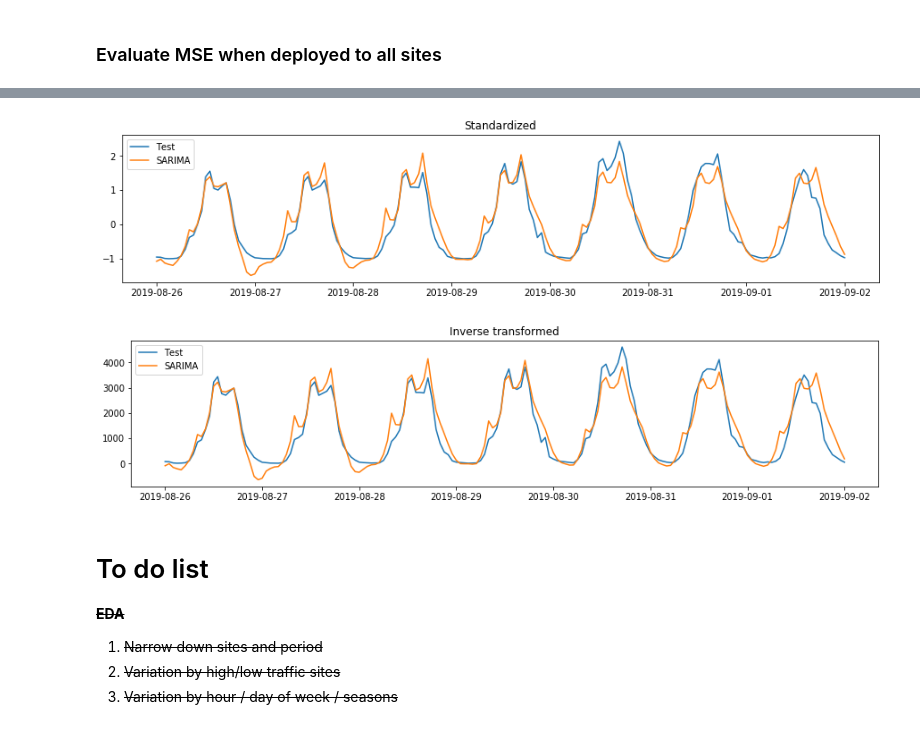
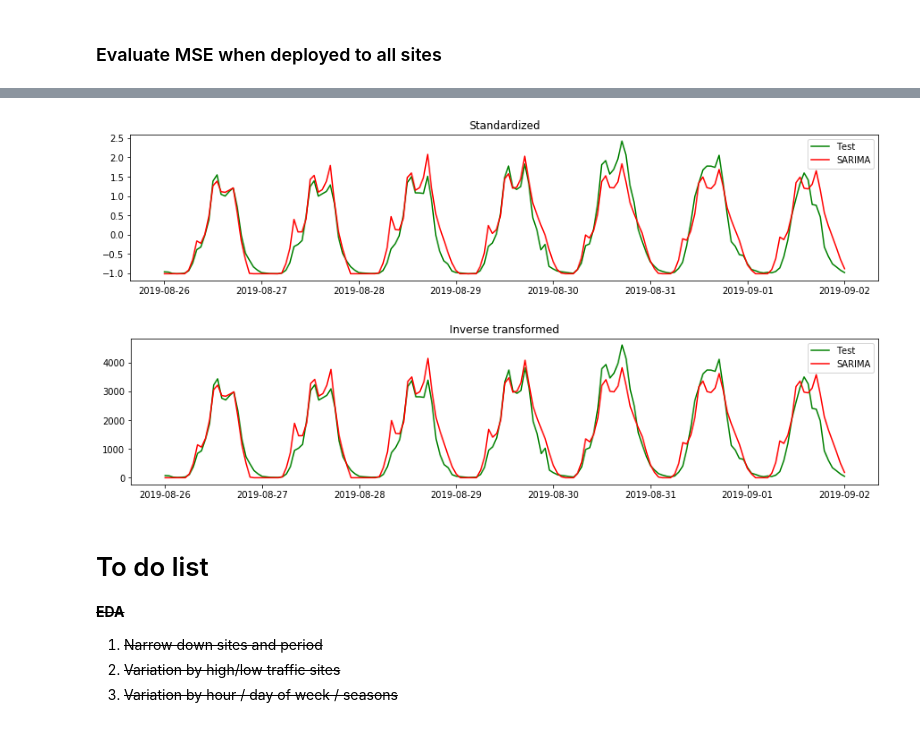
Before and after one commit to khairulomar/Melbourne_pedestrian, a Jupyter notebook: Melbourne_pedestrian.ipynb, the cells around one changed output, grey strips where cells are left out. Drawn from its saved outputs; the diff is of its cells as text; code cells hidden in the pictures.

```diff
--- a/Melbourne_pedestrian.ipynb
+++ b/Melbourne_pedestrian.ipynb
@@ -1269,10 +1289,11 @@ for site in [1]: #df.sensor_id.unique()
     data = dfsite[site]
     data_test, pred, pc_upper, pc_lower, data_test0, pred0, pc_upper0, pc_lower0 = sarima_mse(model, data, scaler, test_start, 1)
 
-    dfpred = pd.DataFrame({'upper':pc_upper0.values.ravel(), 'lower':pc_lower0.values.ravel(),
-                           'predict':pred0.values.ravel(), 'test':data_test0.values.ravel(),
-                           'std_upper':pc_upper.values.ravel(), 'std_lower':pc_lower.values.ravel(),
-                           'std_predict':pred.values.ravel(), 'std_test':data_test.values.ravel()},
+    dfpred = pd.DataFrame({'predict':pred0.values.ravel().clip(0), 'test':data_test0.values.ravel(),
+                           'upper':pc_upper0.values.ravel(), 'lower':pc_lower0.values.ravel().clip(0),
+                           'std_predict':pred.values.ravel().clip(data_test.min()[0]),
+                           'std_test':data_test.values.ravel(), 'std_upper':pc_upper.values.ravel(),
+                           'std_lower':pc_lower.values.ravel().clip(data_test.min()[0])},
                           index=data_test.index)
     dfpred[['test','predict','lower','upper']] = dfpred[['test','predict','lower','upper']].astype('int')
     dfpred['sensor_id'] = site
@@ -1280,6 +1301,6 @@ for site in [1]: #df.sensor_id.unique()
     dfpred = dfpred[cols]
     dfpredict = pd.concat([dfpredict, dfpred])
 
-dfpredict
+dfpredict.iloc[9:12]
 # %% [output]
 |  | sensor_id | group | test | predict | lower | upper | std_test | std_predict | std_lower | std_upper |
@@ -1298,19 +1310,19 @@ dfpredict
 # %%
 fig,ax = plt.subplots(figsize=(15,3))
-plt.plot(dfpredict.iloc[:,6], label='Test')
-plt.plot(dfpredict.iloc[:,7], label='SARIMA')
+plt.plot(dfpredict.iloc[:,6], label='Test', c='g')
+plt.plot(dfpredict.iloc[:,7], label='SARIMA', c='r')
 ax.set_title('Standardized')
 plt.legend()
 plt.show()
 fig,ax = plt.subplots(figsize=(15,3))
-plt.plot(dfpredict.iloc[:,2], label='Test')
-plt.plot(dfpredict.iloc[:,3], label='SARIMA')
+plt.plot(dfpredict.iloc[:,2], label='Test', c='g')
+plt.plot(dfpredict.iloc[:,3], label='SARIMA', c='r')
 ax.set_title('Inverse transformed')
 plt.legend()
 plt.show()
 # %% [output]
-[figure, old version]
+[figure, new version]
-[figure, old version]
+[figure, new version]
 # %% [markdown]
 # To do list
 
```
Also changed, not shown: parts of 2 cells of this notebook.
